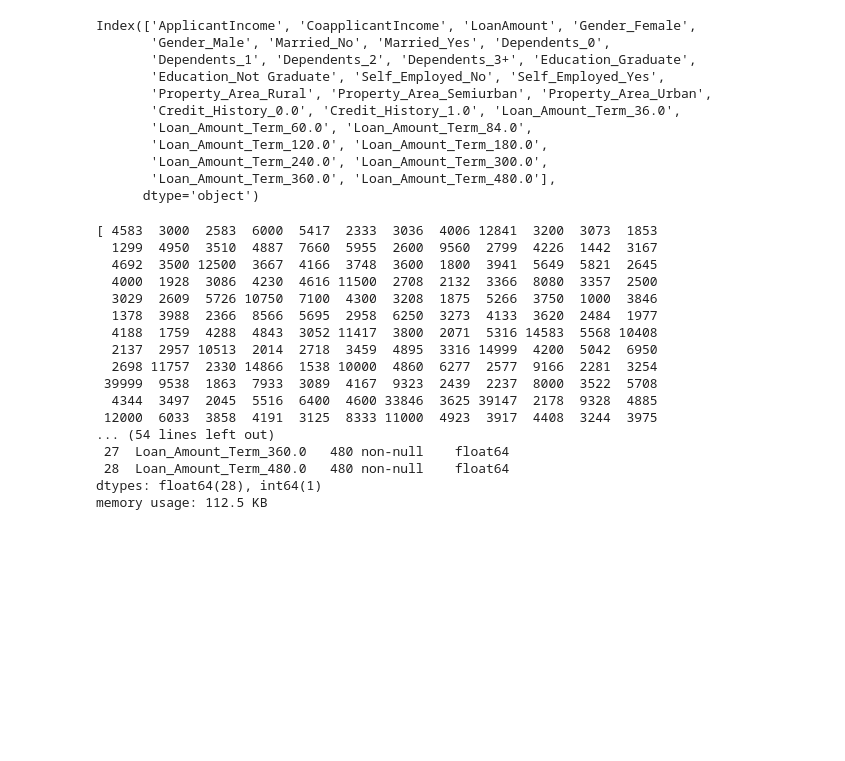
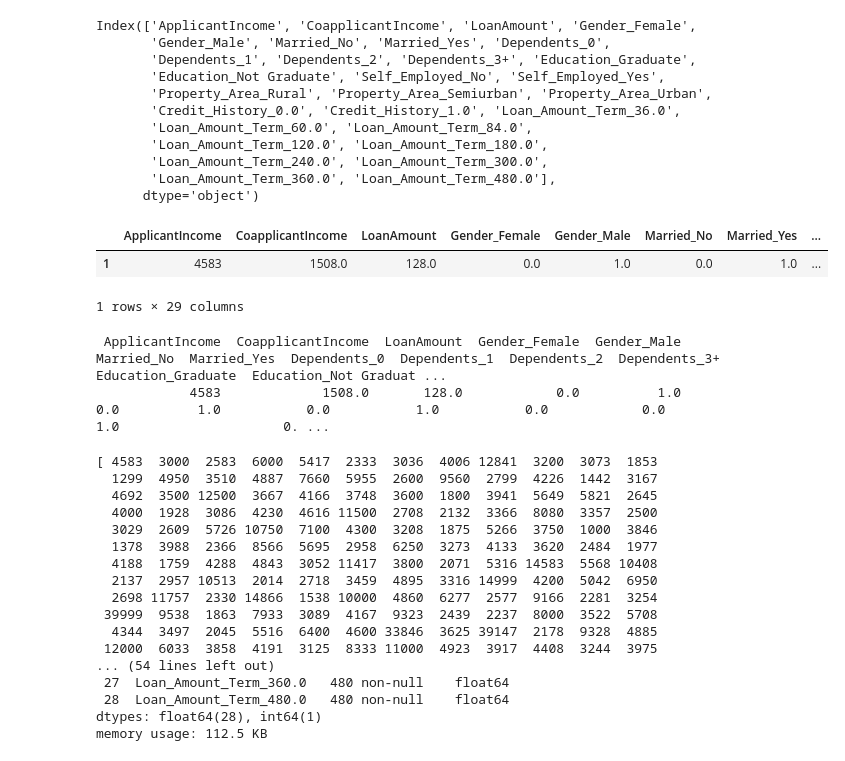
Before and after one commit to dylanxlam/loan_elegibility_prediction_model, a Jupyter notebook: main.ipynb, the cells around one changed output. Drawn from its saved outputs; the diff is of its cells as text; code cells hidden in the pictures; blank space fills up the shorter version.

```diff
--- a/main.ipynb
+++ b/main.ipynb
@@ -341,6 +341,17 @@ Index(['ApplicantIncome', 'CoapplicantIncome', 'LoanAmount', 'Gender_Female',
        'Loan_Amount_Term_240.0', 'Loan_Amount_Term_300.0',
        'Loan_Amount_Term_360.0', 'Loan_Amount_Term_480.0'],
       dtype='object')
+# %%
+X.head(1)
+# %% [output]
+|  | ApplicantIncome | CoapplicantIncome | LoanAmount | Gender_Female | Gender_Male | Married_No | Married_Yes | ... |
+| 1 | 4583 | 1508.0 | 128.0 | 0.0 | 1.0 | 0.0 | 1.0 | ... |
+1 rows × 29 columns
+# %%
+print(X.head(1).to_string(index=False))
+# %% [output]
+ ApplicantIncome  CoapplicantIncome  LoanAmount  Gender_Female  Gender_Male  Married_No  Married_Yes  Dependents_0  Dependents_1  Dependents_2  Dependents_3+  Education_Graduate  Education_Not Graduat ...
+            4583             1508.0       128.0            0.0          1.0         0.0          1.0           0.0           1.0           0.0            0.0                 1.0                     0. ...
 # %%
 print(X['ApplicantIncome'].unique())
 X.info()
```
Also changed, not shown: 3 other files.
